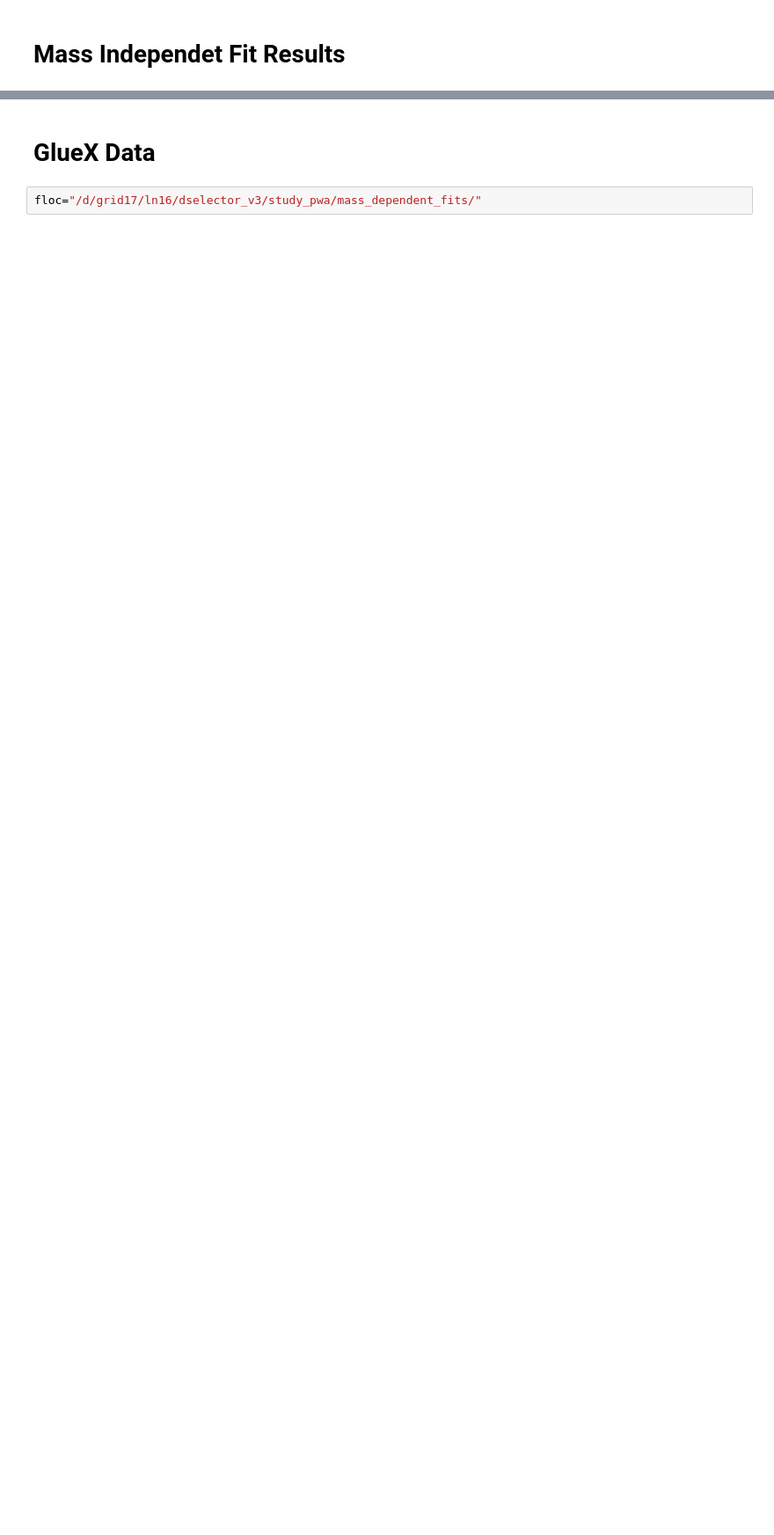
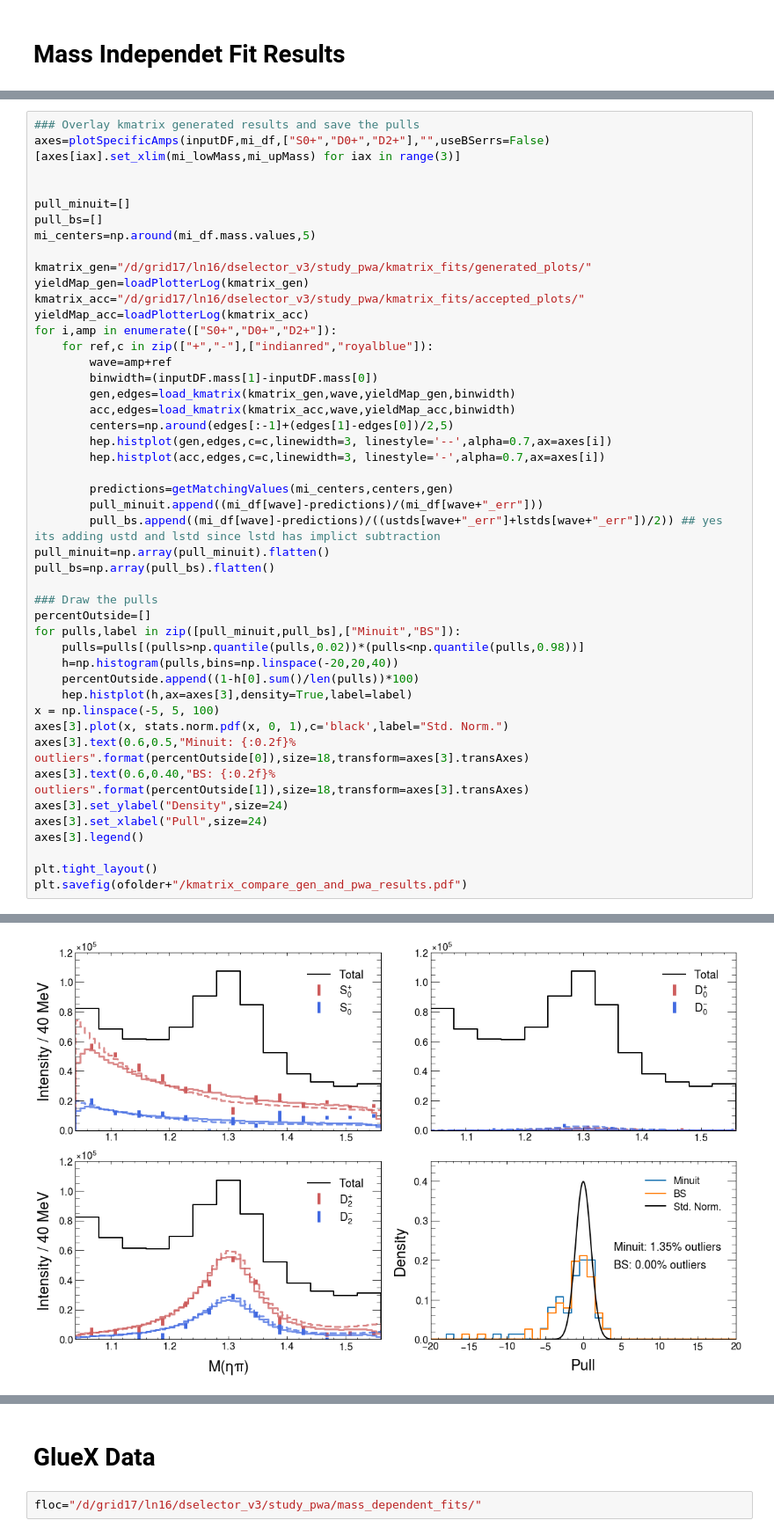
Before and after one commit to lan13005/EtaPi-Analysis, a Jupyter notebook: study_pwa/jupyter_plotting/plotter.ipynb, the cells around one changed output, grey strips where cells are left out. Shown at 88% size. Drawn from its saved outputs; the diff is of its cells as text; blank space fills up the shorter version.

```diff
--- a/study_pwa/jupyter_plotting/plotter.ipynb
+++ b/study_pwa/jupyter_plotting/plotter.ipynb
@@ -442,0 +450,48 @@ loading results in: /d/grid17/ln16/dselector_v3/study_pwa/mass_independent_fits/
+# %%
+### Overlay kmatrix generated results and save the pulls
+axes=plotSpecificAmps(inputDF,mi_df,["S0+","D0+","D2+"],"",useBSerrs=False)
+[axes[iax].set_xlim(mi_lowMass,mi_upMass) for iax in range(3)]
+
+
+pull_minuit=[]
+pull_bs=[]
+mi_centers=np.around(mi_df.mass.values,5)
+
+kmatrix_gen="/d/grid17/ln16/dselector_v3/study_pwa/kmatrix_fits/generated_plots/"
+yieldMap_gen=loadPlotterLog(kmatrix_gen)
+kmatrix_acc="/d/grid17/ln16/dselector_v3/study_pwa/kmatrix_fits/accepted_plots/"
+yieldMap_acc=loadPlotterLog(kmatrix_acc)
+for i,amp in enumerate(["S0+","D0+","D2+"]):
+    for ref,c in zip(["+","-"],["indianred","royalblue"]):
+        wave=amp+ref
+        binwidth=(inputDF.mass[1]-inputDF.mass[0])
+        gen,edges=load_kmatrix(kmatrix_gen,wave,yieldMap_gen,binwidth)
+        acc,edges=load_kmatrix(kmatrix_acc,wave,yieldMap_acc,binwidth)
+        centers=np.around(edges[:-1]+(edges[1]-edges[0])/2,5)
+        hep.histplot(gen,edges,c=c,linewidth=3, linestyle='--',alpha=0.7,ax=axes[i])
+        hep.histplot(acc,edges,c=c,linewidth=3, linestyle='-',alpha=0.7,ax=axes[i])
+
+        predictions=getMatchingValues(mi_centers,centers,gen)
+        pull_minuit.append((mi_df[wave]-predictions)/(mi_df[wave+"_err"]))
+        pull_bs.append((mi_df[wave]-predictions)/((ustds[wave+"_err"]+lstds[wave+"_err"])/2)) ## yes its adding ustd and lstd since lstd has implict subtraction
+pull_minuit=np.array(pull_minuit).flatten()
+pull_bs=np.array(pull_bs).flatten()
+
+### Draw the pulls
+percentOutside=[]
+for pulls,label in zip([pull_minuit,pull_bs],["Minuit","BS"]):
+    pulls=pulls[(pulls>np.quantile(pulls,0.02))*(pulls<np.quantile(pulls,0.98))]
+    h=np.histogram(pulls,bins=np.linspace(-20,20,40))
+    percentOutside.append((1-h[0].sum()/len(pulls))*100)
+    hep.histplot(h,ax=axes[3],density=True,label=label)
+x = np.linspace(-5, 5, 100)
+axes[3].plot(x, stats.norm.pdf(x, 0, 1),c='black',label="Std. Norm.")
+axes[3].text(0.6,0.5,"Minuit: {:0.2f}% outliers".format(percentOutside[0]),size=18,transform=axes[3].transAxes)
+axes[3].text(0.6,0.40,"BS: {:0.2f}% outliers".format(percentOutside[1]),size=18,transform=axes[3].transAxes)
+axes[3].set_ylabel("Density",size=24)
+axes[3].set_xlabel("Pull",size=24)
+axes[3].legend()
+
+plt.tight_layout()
+plt.savefig(ofolder+"/kmatrix_compare_gen_and_pwa_results.pdf")
+# %% [output]
@@ -443,3 +518,4 @@ loading results in: /d/grid17/ln16/dselector_v3/study_pwa/mass_independent_fits/
+[figure, added]
 # %%
 ### Overlay kmatrix generated results and save the pulls
 axes=plotSpecificAmps(inputDF,mi_df,["S0+","D0+","D2+"],"")
```
Also changed, not shown: parts of 11 cells of this notebook, 6 other files.
